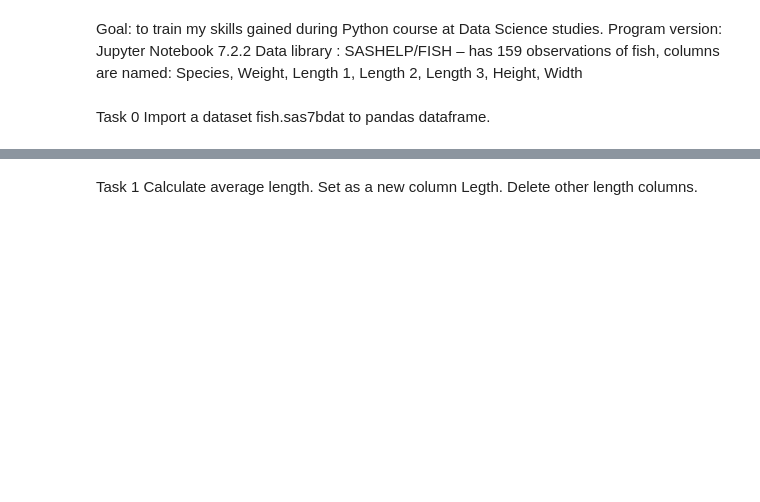
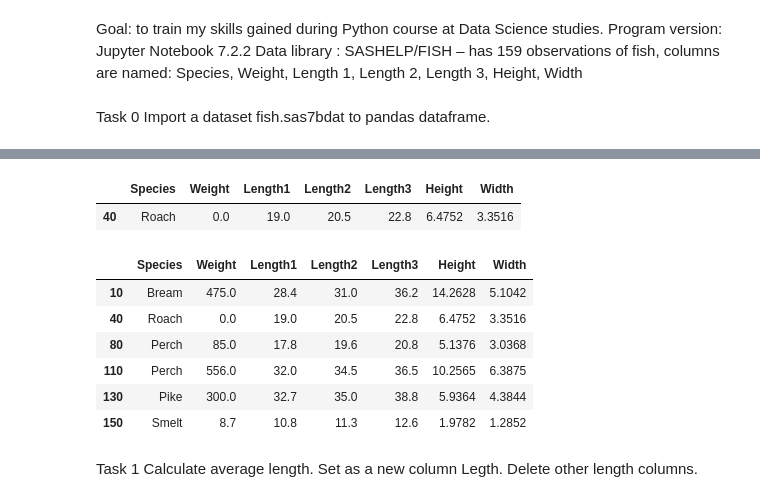
Before and after one commit to tomaszkisiel94/PlayingPython, a Jupyter notebook: Fish Project.ipynb, the cells around one changed output, grey strips where cells are left out. Drawn from its saved outputs; the diff is of its cells as text; code cells hidden in the pictures; blank space fills up the shorter version.

```diff
--- a/Fish Project.ipynb
+++ b/Fish Project.ipynb
@@ -8,3 +32,18 @@ Import a dataset fish.sas7bdat to pandas dataframe.
+# %%
+df[df["Weight"]<1]
+# %% [output]
+|  | Species | Weight | Length1 | Length2 | Length3 | Height | Width |
+| 40 | Roach | 0.0 | 19.0 | 20.5 | 22.8 | 6.4752 | 3.3516 |
+# %%
+df.iloc[[10,40,80,110,130,150]]
+# %% [output]
+|  | Species | Weight | Length1 | Length2 | Length3 | Height | Width |
+| 10 | Bream | 475.0 | 28.4 | 31.0 | 36.2 | 14.2628 | 5.1042 |
+| 40 | Roach | 0.0 | 19.0 | 20.5 | 22.8 | 6.4752 | 3.3516 |
+| 80 | Perch | 85.0 | 17.8 | 19.6 | 20.8 | 5.1376 | 3.0368 |
+| 110 | Perch | 556.0 | 32.0 | 34.5 | 36.5 | 10.2565 | 6.3875 |
+| 130 | Pike | 300.0 | 32.7 | 35.0 | 38.8 | 5.9364 | 4.3844 |
+| 150 | Smelt | 8.7 | 10.8 | 11.3 | 12.6 | 1.9782 | 1.2852 |
 # %% [markdown]
 Task 1
 Calculate average length. Set as a new column Legth. Delete other length columns.
```
Also changed, not shown: parts of 12 cells of this notebook, 1 other file.
